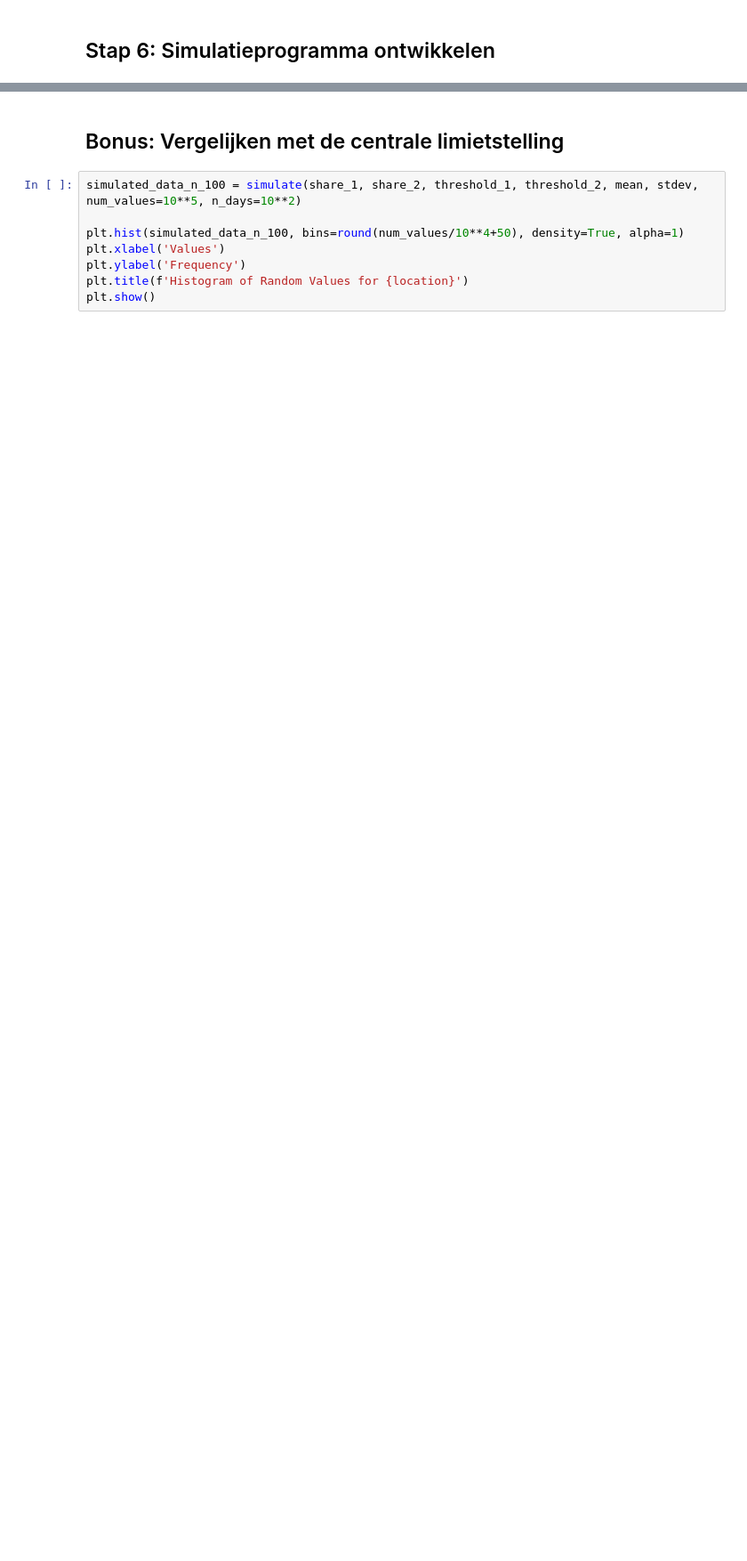
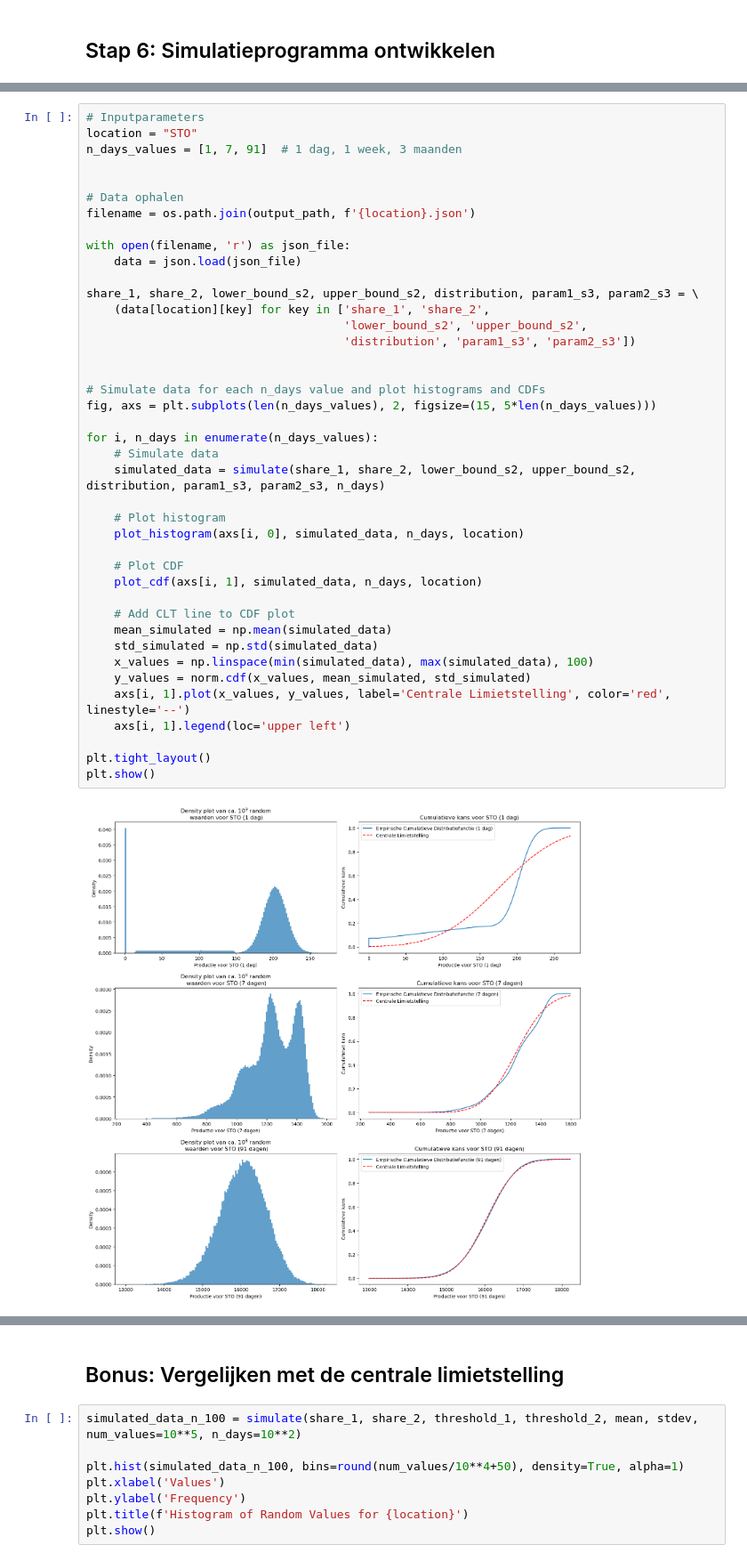
Before and after one commit to craftyraf/project-productie-proces, a Jupyter notebook: notebooks/Deel 1 - productieproces.ipynb, the cells around one changed output, grey strips where cells are left out. Shown at 89% size. Drawn from its saved outputs; the diff is of its cells as text; blank space fills up the shorter version.

```diff
--- a/notebooks/Deel 1 - productieproces.ipynb
+++ b/notebooks/Deel 1 - productieproces.ipynb
@@ -386,0 +364,43 @@ ook een grafiek van de empirische cd.f
+# %%
+# Inputparameters
+location = "STO"
+n_days_values = [1, 7, 91]  # 1 dag, 1 week, 3 maanden
+
+
+# Data ophalen
+filename = os.path.join(output_path, f'{location}.json')
+
+with open(filename, 'r') as json_file:
+    data = json.load(json_file)
+
+share_1, share_2, lower_bound_s2, upper_bound_s2, distribution, param1_s3, param2_s3 = \
+    (data[location][key] for key in ['share_1', 'share_2',
+                                     'lower_bound_s2', 'upper_bound_s2',
+                                     'distribution', 'param1_s3', 'param2_s3'])
+
+
+# Simulate data for each n_days value and plot histograms and CDFs
+fig, axs = plt.subplots(len(n_days_values), 2, figsize=(15, 5*len(n_days_values)))
+
+for i, n_days in enumerate(n_days_values):
+    # Simulate data
+    simulated_data = simulate(share_1, share_2, lower_bound_s2, upper_bound_s2, distribution, param1_s3, param2_s3, n_days)
+
+    # Plot histogram
+    plot_histogram(axs[i, 0], simulated_data, n_days, location)
+
+    # Plot CDF
+    plot_cdf(axs[i, 1], simulated_data, n_days, location)
+
+    # Add CLT line to CDF plot
+    mean_simulated = np.mean(simulated_data)
+    std_simulated = np.std(simulated_data)
+    x_values = np.linspace(min(simulated_data), max(simulated_data), 100)
+    y_values = norm.cdf(x_values, mean_simulated, std_simulated)
+    axs[i, 1].plot(x_values, y_values, label='Centrale Limietstelling', color='red', linestyle='--')
+    axs[i, 1].legend(loc='upper left')
+
+plt.tight_layout()
+plt.show()
+# %% [output]
+[figure, added]
```
Also changed, not shown: parts of 12 cells of this notebook, 5 other files.
